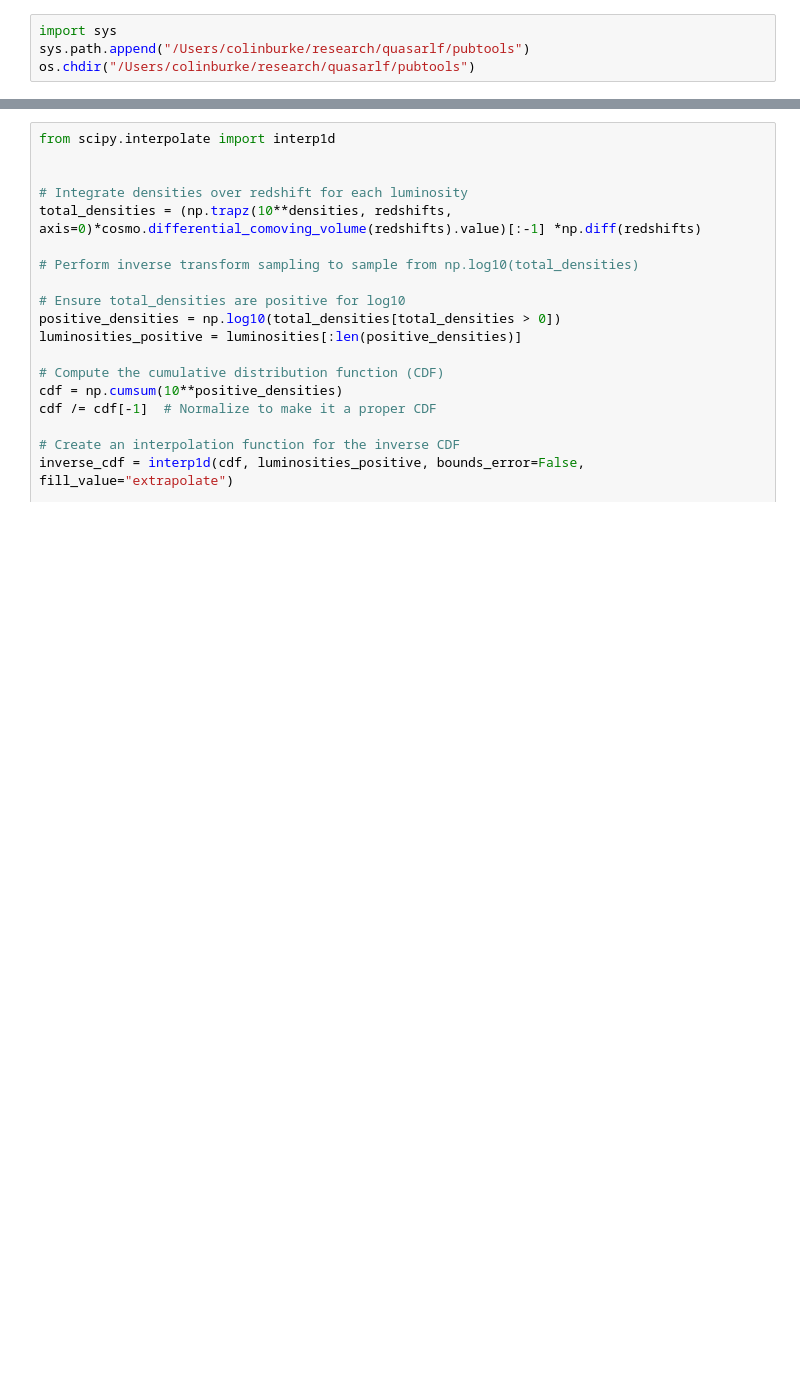
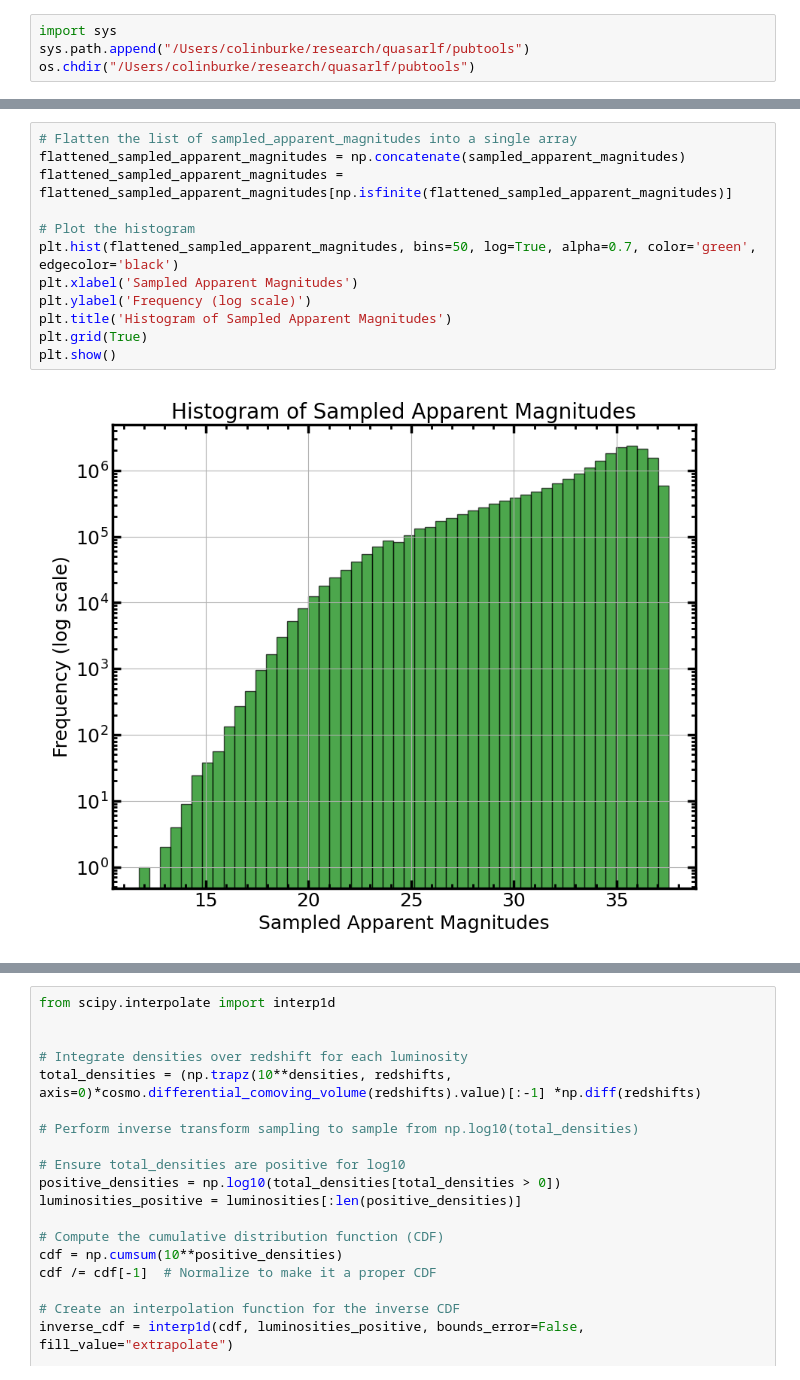
Before and after one commit to dutra/qvc, a Jupyter notebook: tutorials/completeness.ipynb, the cells around one changed output, grey strips where cells are left out. Cells and saved outputs as stored; diff of their text form; blank space fills up the shorter version.

```diff
--- a/tutorials/completeness.ipynb
+++ b/tutorials/completeness.ipynb
@@ -72,0 +143,14 @@ len(np.trapz(densities, redshifts, axis=0))
+# %%
+# Flatten the list of sampled_apparent_magnitudes into a single array
+flattened_sampled_apparent_magnitudes = np.concatenate(sampled_apparent_magnitudes)
+flattened_sampled_apparent_magnitudes = flattened_sampled_apparent_magnitudes[np.isfinite(flattened_sampled_apparent_magnitudes)]
+
+# Plot the histogram
+plt.hist(flattened_sampled_apparent_magnitudes, bins=50, log=True, alpha=0.7, color='green', edgecolor='black')
+plt.xlabel('Sampled Apparent Magnitudes')
+plt.ylabel('Frequency (log scale)')
+plt.title('Histogram of Sampled Apparent Magnitudes')
+plt.grid(True)
+plt.show()
+# %% [output]
+[figure, added]
```
Also changed, not shown: parts of 9 cells of this notebook, 1 other file.
